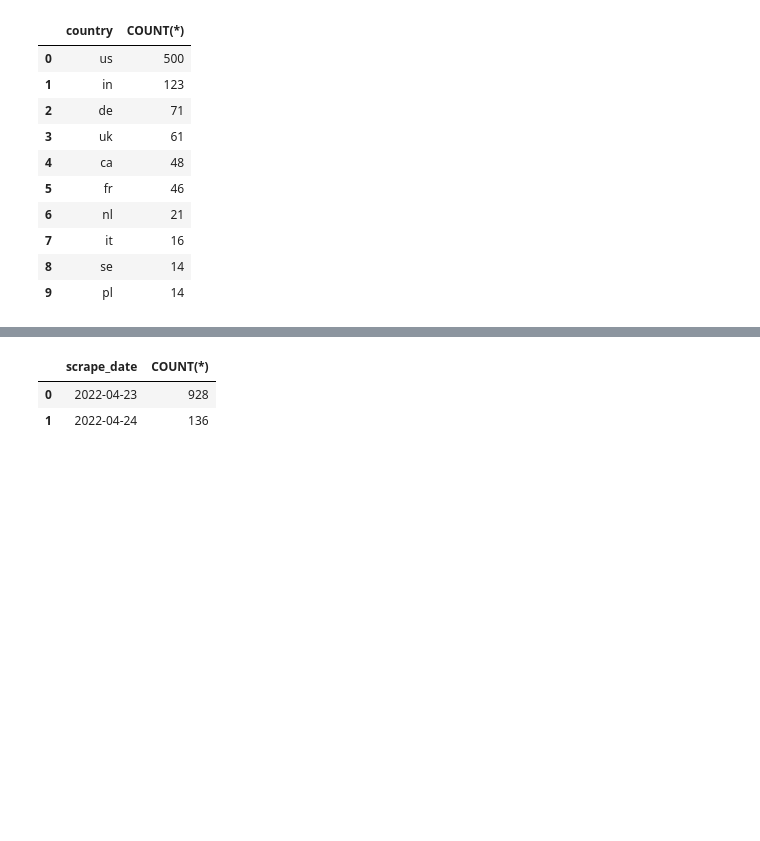
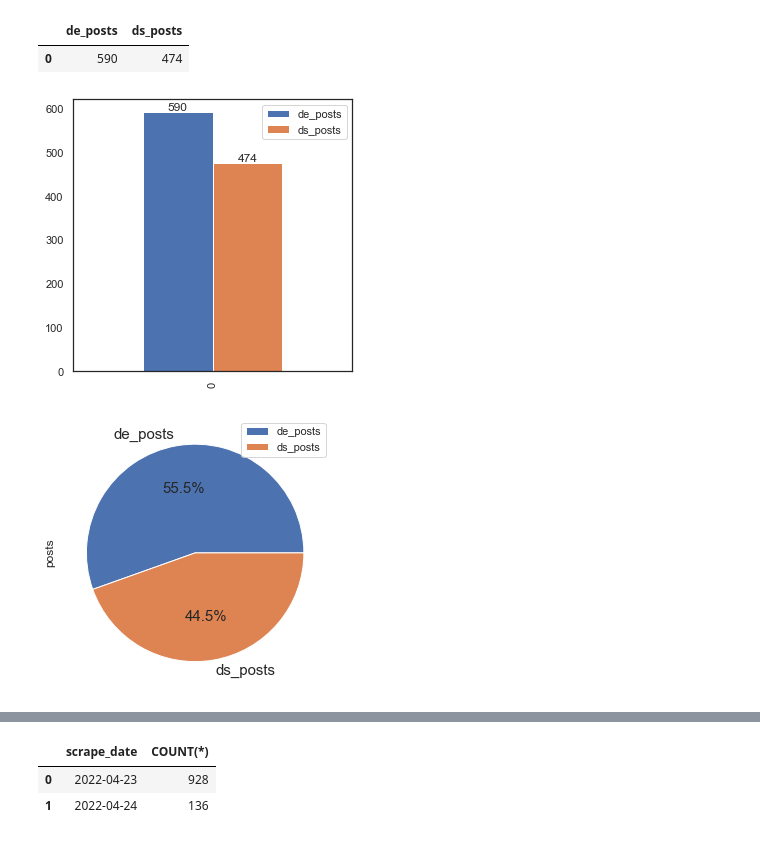
Before and after one commit to rbtroselli/jobs-scraper, a Jupyter notebook: analysis.ipynb, the cells around one changed output, grey strips where cells are left out. Cells and saved outputs as stored; diff of their text form; code cells hidden in the pictures; blank space fills up the shorter version.

```diff
--- a/analysis.ipynb
+++ b/analysis.ipynb
@@ -4,27 +5,22 @@ import sqlite3
 connection = sqlite3.connect('data/jobs.db')
-# %%
-df = pd.read_sql("""
-    SELECT
-        country,
-        COUNT(*)
-    FROM
-        jobs
-    GROUP BY
-        country
-    ORDER BY
-        count(*) DESC
-    LIMIT
-        10   """,con=connection)
-df
-# %% [output]
-|  | country | COUNT(*) |
-| 0 | us | 500 |
-| 1 | in | 123 |
-| 2 | de | 71 |
-| 3 | uk | 61 |
-| 4 | ca | 48 |
-| 5 | fr | 46 |
-| 6 | nl | 21 |
-| 7 | it | 16 |
-| 8 | se | 14 |
-| 9 | pl | 14 |
+# %%
+df = pd.read_sql("""
+    SELECT
+        SUM(CASE WHEN job_role='de' THEN 1 ELSE 0 END) AS de_posts,
+        SUM(CASE WHEN job_role='ds' THEN 1 ELSE 0 END) AS ds_posts
+    FROM
+        jobs    """,con=connection)
+
+sns.set_theme('notebook')
+sns.set_style('white')
+
+ax = df.plot(kind='bar', figsize=(5,5)) # use ax to then plot values
+for container in ax.containers:
+    ax.bar_label(container)
+df[['de_posts','ds_posts']].T.plot(kind='pie', y=0, ylabel='posts', autopct='%1.1f%%', figsize=(5,5), fontsize=15) # Transpose and plot
+df
+# %% [output]
+|  | de_posts | ds_posts |
+| 0 | 590 | 474 |
+[figure, added]
+[figure, added]
```
Also changed, not shown: parts of 4 cells of this notebook, 1 other file.
